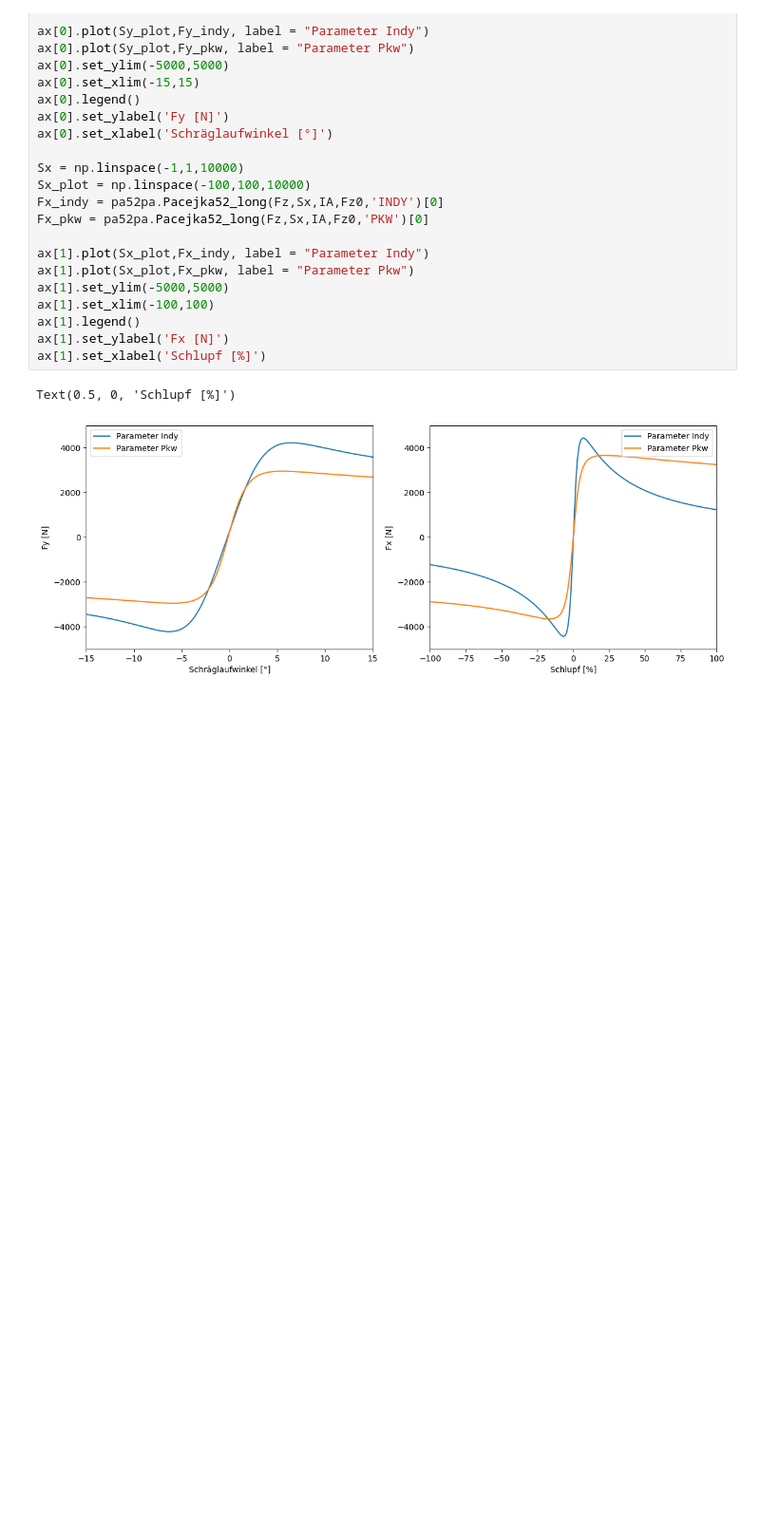
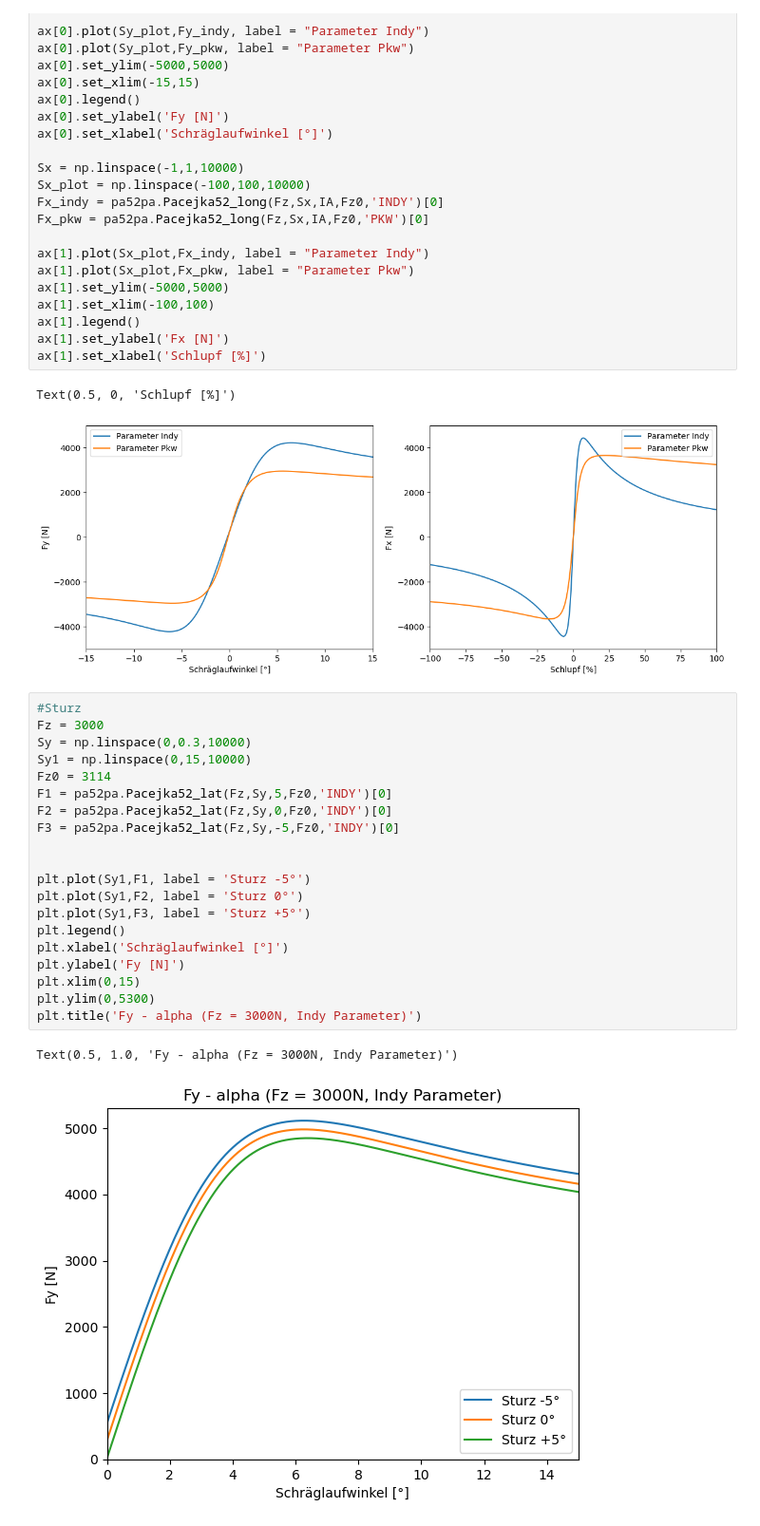
Before and after one commit to BenediktRuhland/SA-Tire-model, a Jupyter notebook: comparision/Spax_Abb_BA.ipynb, the cells around one changed output. Shown: that part at 95% size. Cells and saved outputs as stored; diff of their text form; blank space fills up the shorter version.

```diff
--- a/comparision/Spax_Abb_BA.ipynb
+++ b/comparision/Spax_Abb_BA.ipynb
@@ -110,3 +110,26 @@ ax[1].set_xlabel('Schlupf [%]')
 # %% [output]
 Text(0.5, 0, 'Schlupf [%]')
 [figure]
+# %%
+#Sturz
+Fz = 3000
+Sy = np.linspace(0,0.3,10000)
+Sy1 = np.linspace(0,15,10000)
+Fz0 = 3114
+F1 = pa52pa.Pacejka52_lat(Fz,Sy,5,Fz0,'INDY')[0]
+F2 = pa52pa.Pacejka52_lat(Fz,Sy,0,Fz0,'INDY')[0]
+F3 = pa52pa.Pacejka52_lat(Fz,Sy,-5,Fz0,'INDY')[0]
+
+
+plt.plot(Sy1,F1, label = 'Sturz -5°')
+plt.plot(Sy1,F2, label = 'Sturz 0°')
+plt.plot(Sy1,F3, label = 'Sturz +5°')
+plt.legend()
+plt.xlabel('Schräglaufwinkel [°]')
+plt.ylabel('Fy [N]')
+plt.xlim(0,15)
+plt.ylim(0,5300)
+plt.title('Fy - alpha (Fz = 3000N, Indy Parameter)')
+# %% [output]
+Text(0.5, 1.0, 'Fy - alpha (Fz = 3000N, Indy Parameter)')
+[figure, added]
```
